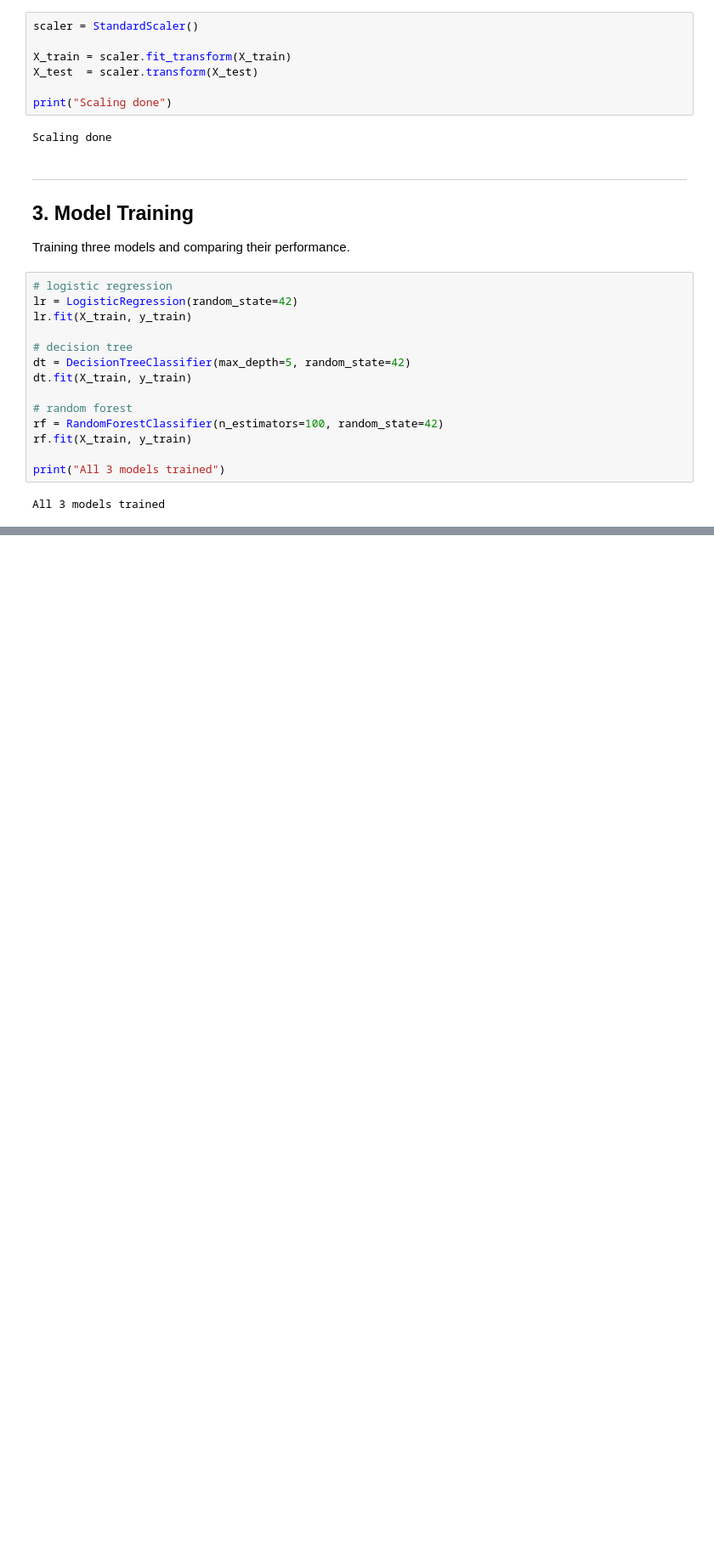
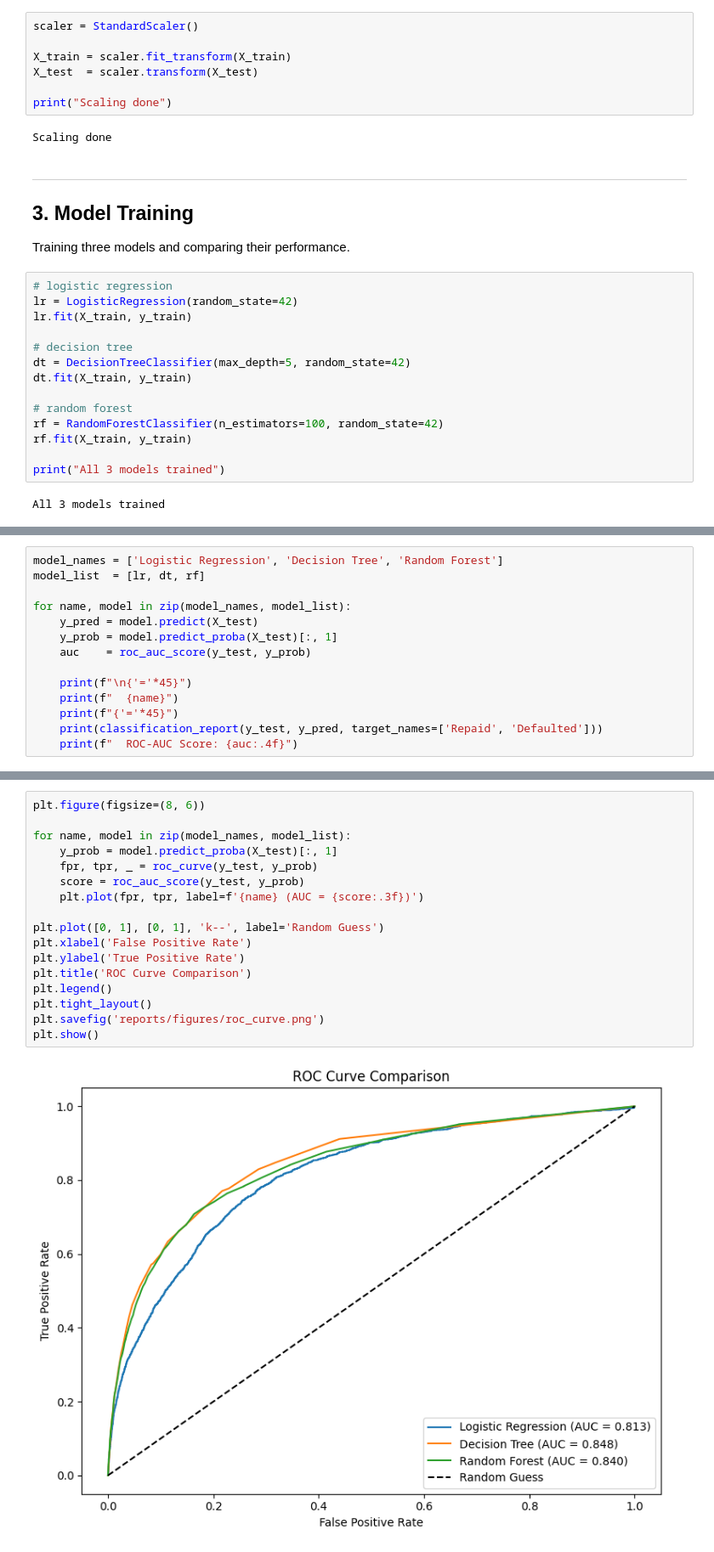
Before and after one commit to Hassan092-prog/CodeAlpha_CreditScoringModel, a Jupyter notebook: credit_scoring.ipynb, the cells around one changed output, grey strips where cells are left out. Shown at 85% size. Drawn from its saved outputs; the diff is of its cells as text; blank space fills up the shorter version.

```diff
--- a/credit_scoring.ipynb
+++ b/credit_scoring.ipynb
@@ -259,0 +266,14 @@ All 3 models trained
+# %%
+model_names = ['Logistic Regression', 'Decision Tree', 'Random Forest']
+model_list  = [lr, dt, rf]
+
+for name, model in zip(model_names, model_list):
+    y_pred = model.predict(X_test)
+    y_prob = model.predict_proba(X_test)[:, 1]
+    auc    = roc_auc_score(y_test, y_prob)
+
+    print(f"\n{'='*45}")
+    print(f"  {name}")
+    print(f"{'='*45}")
+    print(classification_report(y_test, y_pred, target_names=['Repaid', 'Defaulted']))
+    print(f"  ROC-AUC Score: {auc:.4f}")
@@ -259,0 +317,19 @@ All 3 models trained
+# %%
+plt.figure(figsize=(8, 6))
+
+for name, model in zip(model_names, model_list):
+    y_prob = model.predict_proba(X_test)[:, 1]
+    fpr, tpr, _ = roc_curve(y_test, y_prob)
+    score = roc_auc_score(y_test, y_prob)
+    plt.plot(fpr, tpr, label=f'{name} (AUC = {score:.3f})')
+
+plt.plot([0, 1], [0, 1], 'k--', label='Random Guess')
+plt.xlabel('False Positive Rate')
+plt.ylabel('True Positive Rate')
+plt.title('ROC Curve Comparison')
+plt.legend()
+plt.tight_layout()
+plt.savefig('reports/figures/roc_curve.png')
+plt.show()
+# %% [output]
+[figure, added]
```
Also changed, not shown: parts of 4 cells of this notebook, 2 other files.
